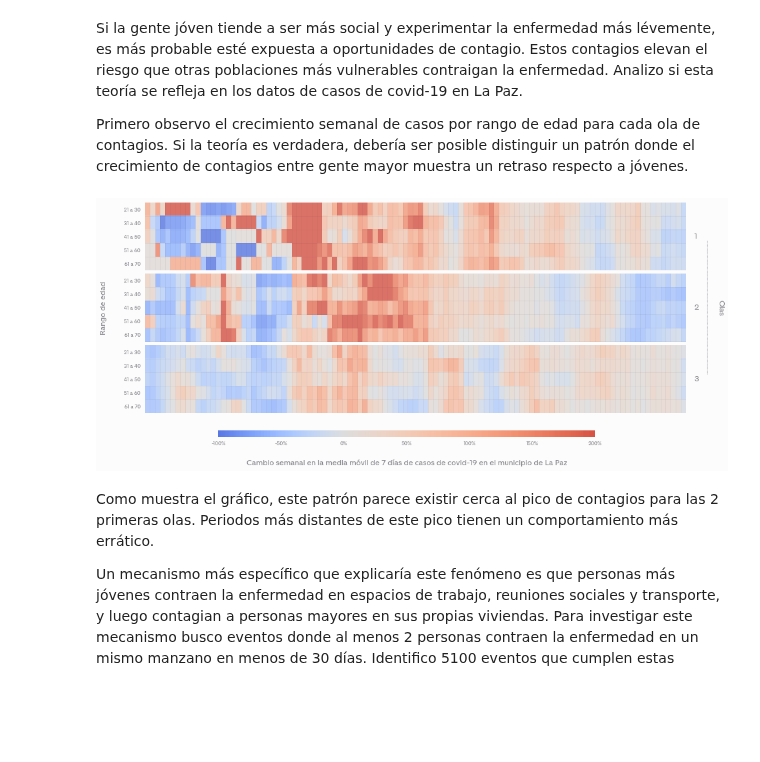
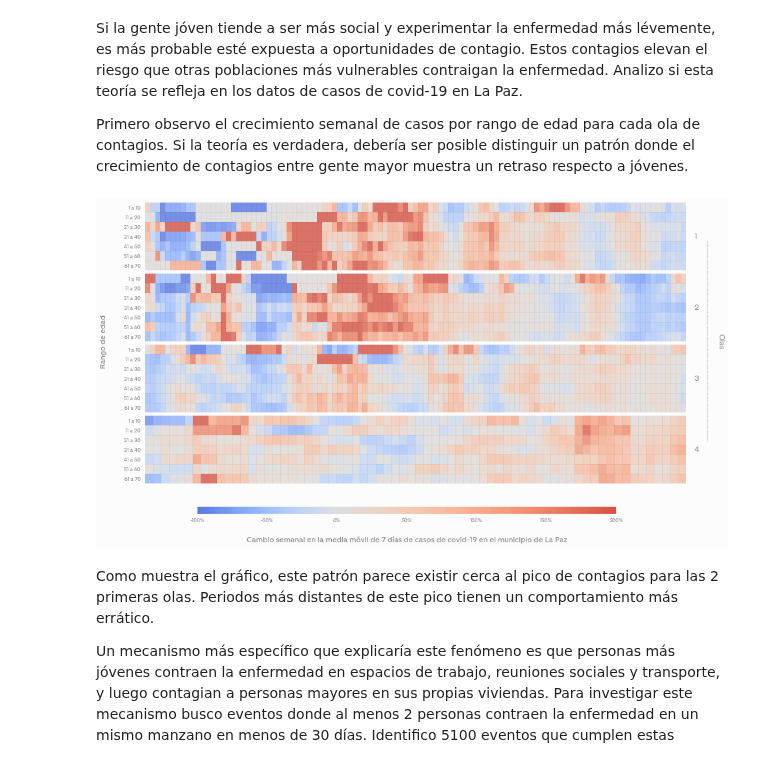
Before and after one commit to mauforonda/notas, a Jupyter notebook: covid19_en_lapaz.ipynb, the cells around one changed output. Drawn from its saved outputs; the diff is of its cells as text; code cells hidden in the pictures; blank space fills up the shorter version.

```diff
--- a/covid19_en_lapaz.ipynb
+++ b/covid19_en_lapaz.ipynb
@@ -68,15 +113,15 @@ Si la gente jóven tiende a ser más social y experimentar la enfermedad más l
 Primero observo el crecimiento semanal de casos por rango de edad para cada ola de contagios. Si la teoría es verdadera, debería ser posible distinguir un patrón donde el crecimiento de contagios entre gente mayor muestra un retraso respecto a jóvenes.
 # %%
 def get_casos():
-    casos = pd.read_csv('data/covid_lapaz/2021-12-31.csv', parse_dates=['registro', 'reporte'])
+    casos = pd.read_csv('data/covid_lapaz/2022-01-11.csv', parse_dates=['registro', 'reporte'])
     casos = casos[(casos.registro.notna()) & (casos.distrito.notna())]
     casos['distrito'] = casos['distrito'].astype(int)
     casos =  casos[['id', 'caso', 'sexo', 'edad', 'registro', 'distrito']]
 
     casos['rango_edad'] = pd.cut(casos.edad, bins=list(range(0,120, 10))).apply(lambda x: x.left)
-    casos = casos[(casos.registro > '2020-01-01') & (casos.rango_edad >= 10) & (casos.rango_edad <= 80)]
+    casos = casos[(casos.registro > '2020-01-01') & (casos.rango_edad >= 0) & (casos.rango_edad <= 80)]
     casos = casos.groupby([pd.Grouper(key='registro', freq='D'), 'rango_edad']).size().reset_index(name='casos').pivot_table(index='registro', columns='rango_edad', values='casos')
-    casos = casos.rolling(7, center=True).mean().dropna()[range(20,70,10)]
+    casos = casos.rolling(7, center=True).mean().dropna()[range(0,70,10)]
 
     casos = casos.pct_change(periods=7)
     casos.replace([np.inf, -np.inf], .1, inplace=True)
@@ -84,68 +129,68 @@ def get_casos():
 
     return casos
 
+def plot_change(ax, casos, since, until):
+
+    linecolor = '#88888f'
+    background = '#fcfcfc'
+    c = casos.copy()
+    c = c.loc[since:until]
+    linecolor = '#88888f'
+    colormap = colors.ListedColormap(cm.get_cmap('coolwarm')(np.linspace(.1,.9, 255)))
+    divnorm = colors.TwoSlopeNorm(vmin=-1, vcenter=0, vmax=2)
+    ax.imshow(c.T, cmap=colormap, origin='bottom', norm=divnorm, alpha=.8, aspect='auto')
+    ax.yaxis.set_major_locator(ticker.FixedLocator(range(len(c.columns))))
+    ax.yaxis.set_major_formatter(ticker.FixedFormatter(['{} a {}'.format(i+1, i + 10) for i in c.columns]))
+    ax.set_xticklabels([])
+    ax.set_ylim(len(c.columns) - .5, -.5)
+    for axis, ticks in zip([ax.yaxis, ax.xaxis], [c.columns, c.index]):
+        axis.set_minor_locator(ticker.FixedLocator([i + .485 for i in list(range(len(ticks)))]))
+    ax.tick_params(labelcolor=linecolor, labeltop=False, labelbottom=False, labelsize=8)
+    ax.grid(which='minor', color='#24242e', linestyle='-', linewidth=.5, alpha=.1, zorder=2)
+
 def plot_wavechange(casos):
-
-    def plot_change(ax, casos, since, until):
-
-        linecolor = '#88888f'
-        background = '#fcfcfc'
-        c = casos.copy()
-        c = c.loc[since:until]
-        linecolor = '#88888f'
-        colormap = colors.ListedColormap(cm.get_cmap('coolwarm')(np.linspace(.1,.9, 255)))
-        divnorm = colors.TwoSlopeNorm(vmin=-1, vcenter=0, vmax=2)
-        ax.imshow(c.T, cmap=colormap, origin='bottom', norm=divnorm, alpha=.8, aspect='auto')
-        ax.yaxis.set_major_locator(ticker.FixedLocator(range(len(c.columns))))
-        ax.yaxis.set_major_formatter(ticker.FixedFormatter(['{} a {}'.format(i+1, i + 10) for i in c.columns]))
-        ax.set_xticklabels([])
-        ax.set_ylim(len(c.columns) - .5, -.5)
-        for axis, ticks in zip([ax.yaxis, ax.xaxis], [c.columns, c.index]):
-            axis.set_minor_locator(ticker.FixedLocator([i + .485 for i in list(range(len(ticks)))]))
-        ax.tick_params(labelcolor=linecolor, labeltop=False, labelbottom=False, labelsize=8)
-        ax.grid(which='minor', color='#24242e', linestyle='-', linewidth=.5, alpha=.1, zorder=2)
 
     linecolor = '#88888f'
     background = '#fcfcfc'
 
     waves = [
         {'start': '2020-05-01', 'end': '2020-08-15'},
         {'start': '2020-11-01', 'end': '2021-02-15'},
-        {'start': '2021-03-01', 'end': '2021-06-15'}
+        {'start': '2021-03-01', 'end': '2021-06-15'},
+        {'start': '2021-11-01', 'end': '2022-01-10'}
     ]
 
-    f, axs = plt.subplots(3,1,figsize=(15,6))
+    f, axs = plt.subplots(4,1,figsize=(15,8))
     f.set_facecolor(background)
     plt.subplots_adjust(hspace=.05)
 
-    for i in range(0,3):
+    for i in range(0,4):
         plot_change(axs[i], casos, waves[i]['start'], waves[i]['end'])
-
 
     colormap = colors.ListedColormap(cm.get_cmap('coolwarm')(np.linspace(.1,.9, 255)))
     divnorm = colors.TwoSlopeNorm(vmin=-1, vcenter=0, vmax=2)
 
     cax = f.add_axes([0.2, 0.04, 0.60, 0.15])
     cax.set_axis_off()
     colorbar = plt.cm.ScalarMappable(norm=divnorm, cmap=colormap)
     cbar = f.colorbar(colorbar, ax=cax, orientation="horizontal", pad=.1, aspect=60)
     cbar.set_label(label="Cambio semanal en la media móvil de 7 días de casos de covid-19 en el municipio de La Paz",fontsize=12, color=linecolor,labelpad=20,)
     cbar.ax.tick_params(labelsize=8, labelcolor=linecolor)
     cbar.ax.xaxis.set_major_formatter(ticker.PercentFormatter(1,0))
     cbar.outline.set_linewidth(0)
 
-    axs[1].annotate('Rango de edad', xy=(-.07, .5), xycoords='axes fraction', ha='right', va='center', fontsize=12, color=linecolor, rotation=90)
+    axs[1].annotate('Rango de edad', xy=(-.07, 0), xycoords='axes fraction', ha='right', va='center', fontsize=12, color=linecolor, rotation=90)
 
-    for i in range(1,4):
+    for i in range(1,5):
         axs[i-1].annotate(i, xy=(1.015, .5), xycoords='axes fraction', ha='left', va='center', fontsize=12, color=linecolor, rotation=0)
 
-    axs[1].annotate('Olas', xy=(1.07, .5), xycoords='axes fraction', ha='right', va='center', fontsize=12, color=linecolor, rotation=270)
-    axs[1].annotate('', xy=(1.04, -.5), xycoords='axes fraction', ha='right', va='center', fontsize=12, color=linecolor, xytext=(1.04, 1.5), textcoords='axes fraction', arrowprops=dict(arrowstyle="-", connectionstyle="arc3,rad=0.", color=linecolor, linewidth=.8, linestyle=':', alpha=.8))
+    axs[1].annotate('Olas', xy=(1.07, 0), xycoords='axes fraction', ha='right', va='center', fontsize=12, color=linecolor, rotation=270)
+    axs[1].annotate('', xy=(1.04, 1.5), xycoords='axes fraction', ha='right', va='center', fontsize=12, color=linecolor, xytext=(1.04, -1.5), textcoords='axes fraction', arrowprops=dict(arrowstyle="-", connectionstyle="arc3,rad=0.", color=linecolor, linewidth=.8, linestyle=':', alpha=.8))
 
 casos = get_casos()
 plot_wavechange(casos)
 # %% [output]
-[figure, old version]
+[figure, new version]
 # %%
 def get_manzanos():
     manzanos = gpd.read_file('data/poblacion_2020.json')
```
Also changed, not shown: parts of 6 cells of this notebook, 1 other file.
